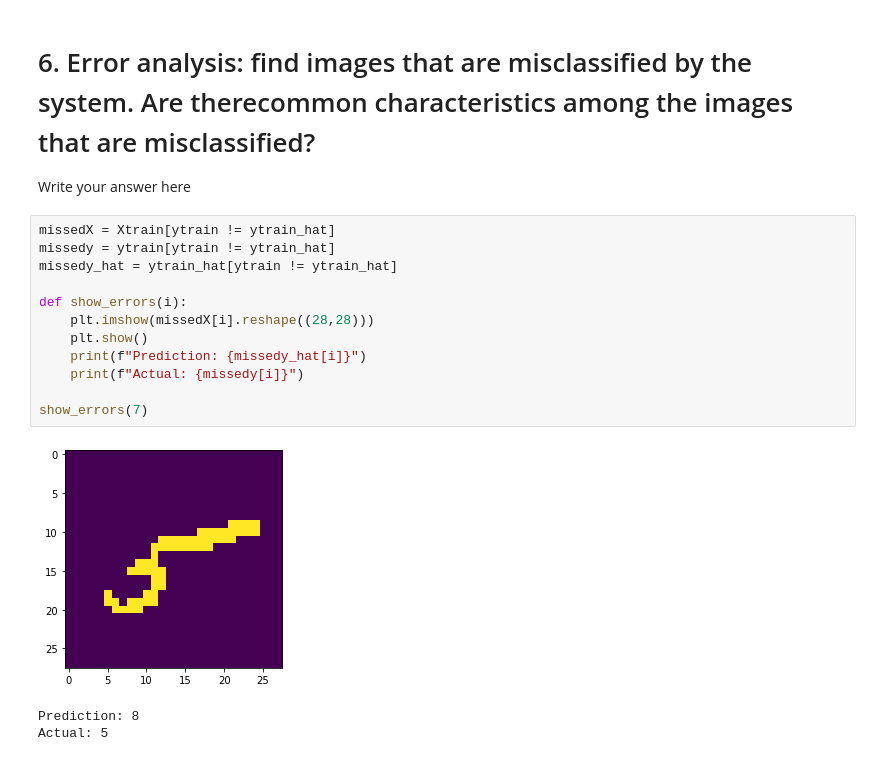
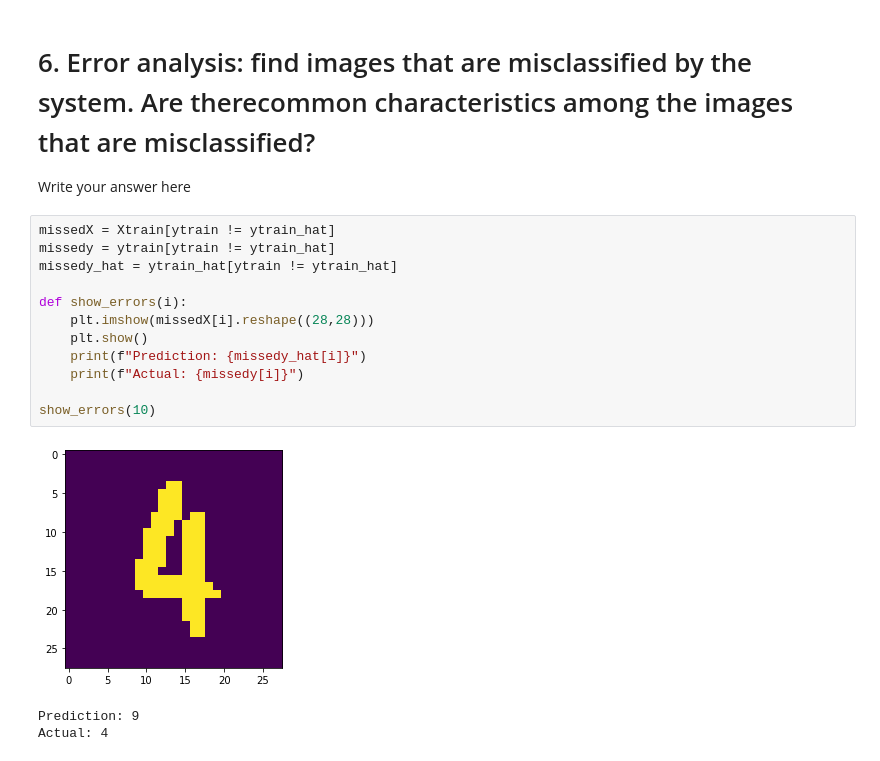
Before and after one commit to kriskruse/Signals_data_assignment1, a Jupyter notebook: Assignment1.ipynb, the cells around one changed output. Cells and saved outputs as stored; diff of their text form.

```diff
--- a/Assignment1.ipynb
+++ b/Assignment1.ipynb
@@ -364,16 +313,16 @@ Write your answer here
 # %%
 missedX = Xtrain[ytrain != ytrain_hat]
 missedy = ytrain[ytrain != ytrain_hat]
 missedy_hat = ytrain_hat[ytrain != ytrain_hat]
 
 def show_errors(i):
     plt.imshow(missedX[i].reshape((28,28)))
     plt.show()
     print(f"Prediction: {missedy_hat[i]}")
     print(f"Actual: {missedy[i]}")
 
-show_errors(7)
+show_errors(10)
 # %% [output]
-[figure, old version]
+[figure, new version]
-Prediction: 8
-Actual: 5
+Prediction: 9
+Actual: 4
```
Also changed, not shown: parts of 6 cells of this notebook.
